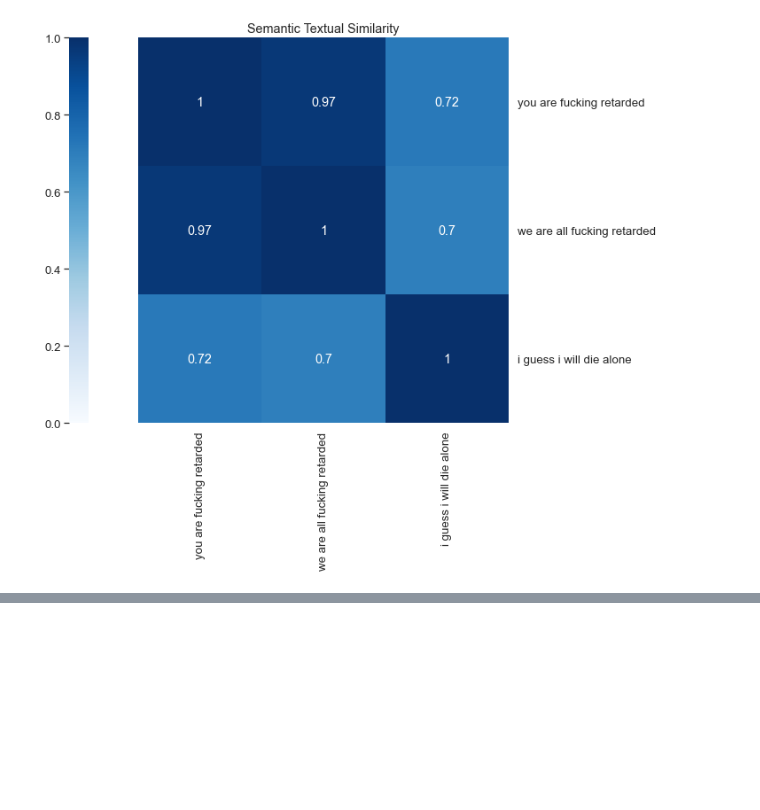
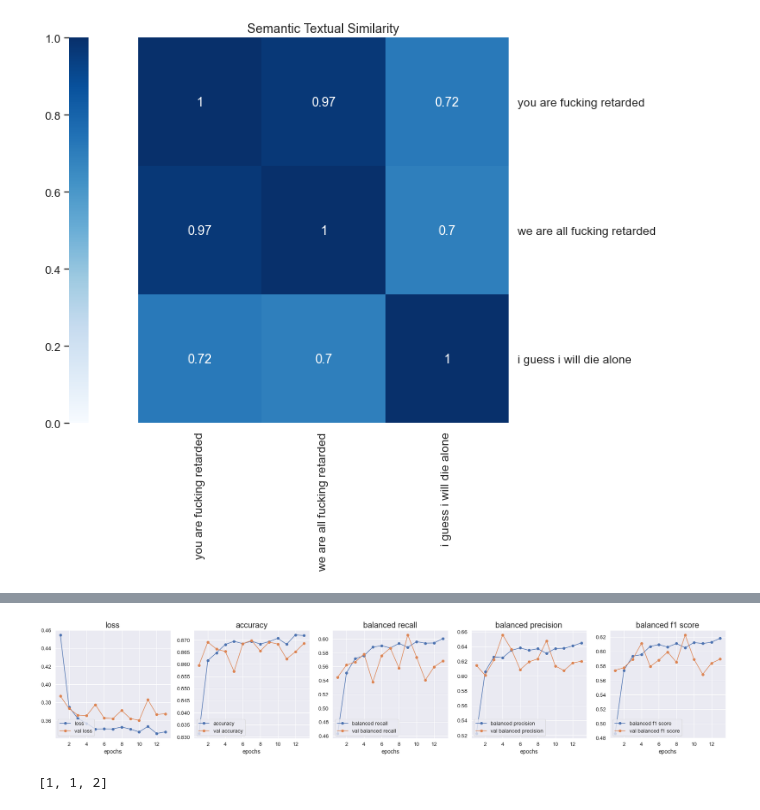
Before and after one commit to Meapy/FYP---Realtime-hatespeech-detection-on-discord-messages, a Jupyter notebook: Prototype3/main.ipynb, the cells around one changed output, grey strips where cells are left out. Drawn from its saved outputs; the diff is of its cells as text; code cells hidden in the pictures; blank space fills up the shorter version.

Commit message:
bert model finished
initial tests looks like the model is working well

```diff
--- a/Prototype3/main.ipynb
+++ b/Prototype3/main.ipynb
@@ -238,7 +238,7 @@ x = tf.keras.layers.Dense(num_classes, activation='softmax', name="output")(x)
 
 model = tf.keras.Model(i, x)
 # %%
-n_epochs = 20
+n_epochs = 13
 
 METRICS = [
       tf.keras.metrics.CategoricalAccuracy(name="accuracy"),
@@ -264,0 +274,35 @@ Epoch 1/20
+# %%
+x = list(range(1, 14))
+metric_list = list(model_fit.history.keys())
+num_metrics = int(len(metric_list)/2)
+
+fig, ax = plt.subplots(nrows=1, ncols=num_metrics, figsize=(30, 5))
+
+for i in range(0, num_metrics):
+  ax[i].plot(x, model_fit.history[metric_list[i]], marker="o", label=metric_list[i].replace("_", " "))
+  ax[i].plot(x, model_fit.history[metric_list[i+num_metrics]], marker="o", label=metric_list[i+num_metrics].replace("_", " "))
+  ax[i].set_xlabel("epochs",fontsize=14)
+  ax[i].set_title(metric_list[i].replace("_", " "),fontsize=20)
+  ax[i].legend(loc="lower left")
+# %% [output]
+[figure, added]
+# %%
+reviews = [
+    "shut the fuck up you ",
+    "what the fuck",
+    "Hello, my name is daniel"
+]
+
+def predict_class(reviews):
+  '''predict class of input text
+  Args:
+    - reviews (list of strings)
+  Output:
+    - class (list of int)
+  '''
+  return [np.argmax(pred) for pred in model.predict(reviews)]
+
+
+predict_class(reviews)
+# %% [output]
+[1, 1, 2]
```
Also changed, not shown: parts of 2 cells of this notebook, 1 other file.
